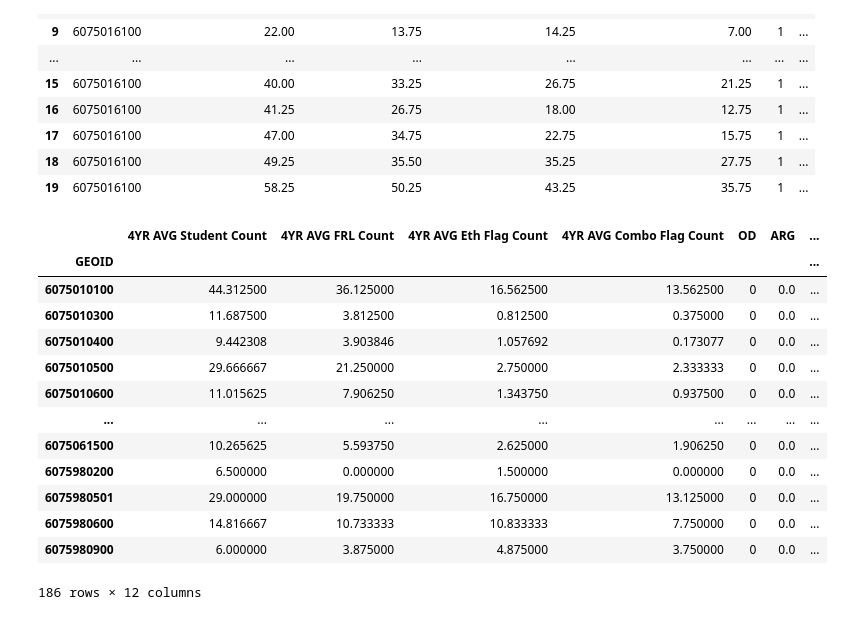
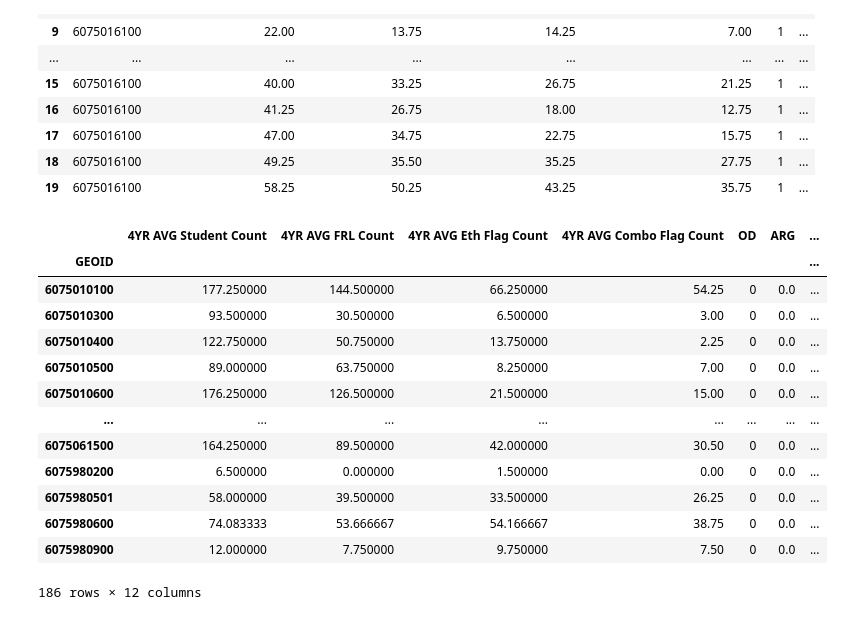
Before and after one commit to 18rberry/Operationalizing-Equity-Tiebreaker-in-SF, a Jupyter notebook: notebooks/20210714-rb-frldata.ipynb, the cells around one changed output. Cells and saved outputs as stored; diff of their text form; code cells hidden in the pictures.

```diff
--- a/notebooks/20210714-rb-frldata.ipynb
+++ b/notebooks/20210714-rb-frldata.ipynb
@@ -149,20 +152,20 @@ grouped_Geoid_new.head(20)
 grouped_Geoid_new = grouped_Geoid_new.dropna(axis=0, how='all')
 grouped_Geoid_new = grouped_Geoid_new.dropna(axis=1, how='all')
 # %%
-grouped_Geoid_new = grouped_Geoid_new.groupby("GEOID").mean()
+grouped_Geoid_new = grouped_Geoid_new.groupby("GEOID").sum()
 grouped_Geoid_new
 # %% [output]
 |  | 4YR AVG Student Count | 4YR AVG FRL Count | 4YR AVG Eth Flag Count | 4YR AVG Combo Flag Count | OD | ARG | ... |
 | GEOID |  |  |  |  |  |  | ... |
-| 6075010100 | 44.312500 | 36.125000 | 16.562500 | 13.562500 | 0 | 0.0 | ... |
-| 6075010300 | 11.687500 | 3.812500 | 0.812500 | 0.375000 | 0 | 0.0 | ... |
-| 6075010400 | 9.442308 | 3.903846 | 1.057692 | 0.173077 | 0 | 0.0 | ... |
-| 6075010500 | 29.666667 | 21.250000 | 2.750000 | 2.333333 | 0 | 0.0 | ... |
-| 6075010600 | 11.015625 | 7.906250 | 1.343750 | 0.937500 | 0 | 0.0 | ... |
+| 6075010100 | 177.250000 | 144.500000 | 66.250000 | 54.25 | 0 | 0.0 | ... |
+| 6075010300 | 93.500000 | 30.500000 | 6.500000 | 3.00 | 0 | 0.0 | ... |
+| 6075010400 | 122.750000 | 50.750000 | 13.750000 | 2.25 | 0 | 0.0 | ... |
+| 6075010500 | 89.000000 | 63.750000 | 8.250000 | 7.00 | 0 | 0.0 | ... |
+| 6075010600 | 176.250000 | 126.500000 | 21.500000 | 15.00 | 0 | 0.0 | ... |
 | ... | ... | ... | ... | ... | ... | ... | ... |
-| 6075061500 | 10.265625 | 5.593750 | 2.625000 | 1.906250 | 0 | 0.0 | ... |
-| 6075980200 | 6.500000 | 0.000000 | 1.500000 | 0.000000 | 0 | 0.0 | ... |
-| 6075980501 | 29.000000 | 19.750000 | 16.750000 | 13.125000 | 0 | 0.0 | ... |
-| 6075980600 | 14.816667 | 10.733333 | 10.833333 | 7.750000 | 0 | 0.0 | ... |
-| 6075980900 | 6.000000 | 3.875000 | 4.875000 | 3.750000 | 0 | 0.0 | ... |
+| 6075061500 | 164.250000 | 89.500000 | 42.000000 | 30.50 | 0 | 0.0 | ... |
+| 6075980200 | 6.500000 | 0.000000 | 1.500000 | 0.00 | 0 | 0.0 | ... |
+| 6075980501 | 58.000000 | 39.500000 | 33.500000 | 26.25 | 0 | 0.0 | ... |
+| 6075980600 | 74.083333 | 53.666667 | 54.166667 | 38.75 | 0 | 0.0 | ... |
+| 6075980900 | 12.000000 | 7.750000 | 9.750000 | 7.50 | 0 | 0.0 | ... |
 186 rows × 12 columns
```
Also changed, not shown: parts of 25 cells of this notebook.
